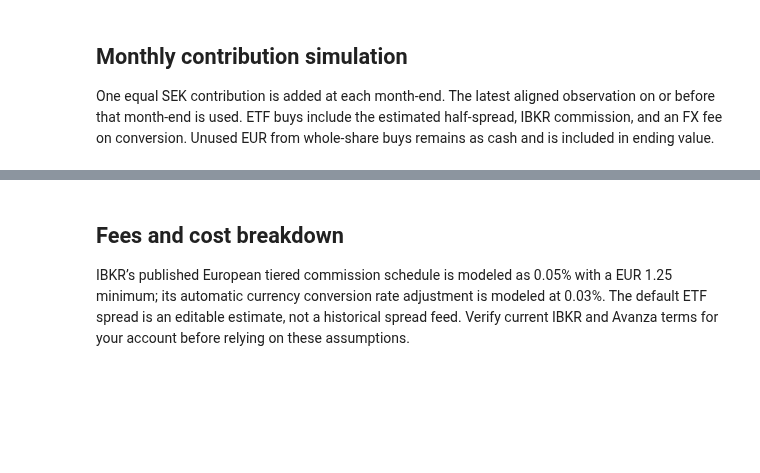
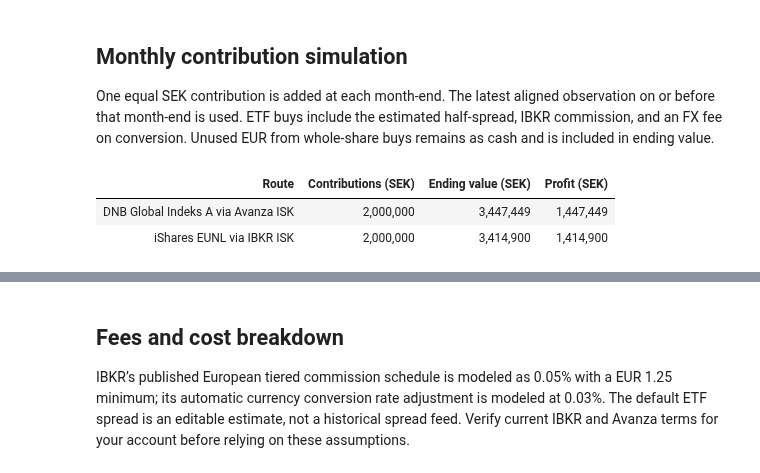
Before and after one commit to Davide-Zamboni/Swedish-Brokers-Comparison, a Jupyter notebook: world_fund_comparison.ipynb, the cells around one changed output, grey strips where cells are left out. Cells and saved outputs as stored; diff of their text form; code cells hidden in the pictures; blank space fills up the shorter version.

```diff
--- a/world_fund_comparison.ipynb
+++ b/world_fund_comparison.ipynb
@@ -207,7 +303,8 @@ if len(contribution_dates) == 0:
 
 dnb_units = dnb_cash = etf_units = etf_cash_eur = 0.0
 records = []
-for deposit_date in contribution_dates:
+six_month_records = []
+for month_number, deposit_date in enumerate(contribution_dates, start=1):
     row = sim.loc[:deposit_date].iloc[-1]
     contribution = MONTHLY_CONTRIBUTION_SEK
     dnb_mid = float(row.dnb_nav_sek)
@@ -245,31 +342,70 @@ for deposit_date in contribution_dates:
         "etf_buy_price_eur": buy_price,
         "eur_sek": eur_sek,
         "etf_units_bought": bought,
         "etf_commission_eur": commission_eur,
         "etf_fx_fee_sek": fx_fee_sek,
         "etf_spread_cost_sek": bought * (buy_price - etf_mid) * eur_sek,
     })
 
+    if month_number % 6 == 0 or month_number == len(contribution_dates):
+        dnb_value = dnb_units * dnb_mid + dnb_cash
+        etf_value = (etf_units * etf_mid + etf_cash_eur) * eur_sek
+        paid_to_date = MONTHLY_CONTRIBUTION_SEK * month_number
+        six_month_records.append({
+            "months": month_number,
+            "valuation_date": row.name,
+            "contributions_sek": paid_to_date,
+            "dnb_value_sek": dnb_value,
+            "dnb_profit_sek": dnb_value - paid_to_date,
+            "eunl_value_sek": etf_value,
+            "eunl_profit_sek": etf_value - paid_to_date,
+        })
+
 monthly_trades = pd.DataFrame(records)
 last = sim.iloc[-1]
 total_paid = MONTHLY_CONTRIBUTION_SEK * len(monthly_trades)
 dnb_end = dnb_units * float(last.dnb_nav_sek) + dnb_cash
 etf_end = (etf_units * float(last.close_eur) + etf_cash_eur) * float(last.sek_per_eur)
 avanza_fees = monthly_trades.dnb_order_fee_sek.sum()
 ibkr_commission_sek = (monthly_trades.etf_commission_eur * monthly_trades.eur_sek).sum()
 ibkr_fx_fees = monthly_trades.etf_fx_fee_sek.sum()
 spread_cost_sek = monthly_trades.etf_spread_cost_sek.sum()
+
+six_month_progression = pd.DataFrame(six_month_records)
+if not six_month_progression.empty and six_month_progression.months.iloc[-1] == len(monthly_trades):
+    six_month_progression.loc[six_month_progression.index[-1], "valuation_date"] = sim.index[-1]
+    six_month_progression.loc[six_month_progression.index[-1], "dnb_value_sek"] = dnb_end
+    six_month_progression.loc[six_month_progression.index[-1], "dnb_profit_sek"] = dnb_end - total_paid
+    six_month_progression.loc[six_month_progression.index[-1], "eunl_value_sek"] = etf_end
+    six_month_progression.loc[six_month_progression.index[-1], "eunl_profit_sek"] = etf_end - total_paid
+six_month_progression["absolute_difference_sek"] = (six_month_progression.eunl_value_sek - six_month_progression.dnb_value_sek).abs()
+six_month_progression["difference_vs_dnb_pct"] = six_month_progression.absolute_difference_sek / six_month_progression.dnb_value_sek * 100
 
 simulation_summary = pd.DataFrame([
     {"route":"DNB Global Indeks A via Avanza ISK","contributions_sek":total_paid,
      "ending_value_sek":dnb_end,"profit_sek":dnb_end-total_paid,
      "order_fees_sek":avanza_fees,"ibkr_commission_sek":0,
      "estimated_spread_cost_sek":0,"fx_conversion_fees_sek":0,
      "units_held":dnb_units,"ending_cash_sek":dnb_cash},
     {"route":"iShares EUNL via IBKR ISK","contributions_sek":total_paid,
      "ending_value_sek":etf_end,"profit_sek":etf_end-total_paid,
      "order_fees_sek":0,"ibkr_commission_sek":ibkr_commission_sek,
      "estimated_spread_cost_sek":spread_cost_sek,"fx_conversion_fees_sek":ibkr_fx_fees,
      "units_held":etf_units,"ending_cash_sek":etf_cash_eur*float(last.sek_per_eur)},
 ])
-simulation_summary
+simulation_summary = simulation_summary.rename(columns={
+    "route": "Route", "contributions_sek": "Contributions (SEK)",
+    "ending_value_sek": "Ending value (SEK)", "profit_sek": "Profit (SEK)",
+    "order_fees_sek": "Order fees (SEK)", "ibkr_commission_sek": "IBKR commission (SEK)",
+    "estimated_spread_cost_sek": "Estimated spread cost (SEK)",
+    "fx_conversion_fees_sek": "FX conversion fees (SEK)",
+    "units_held": "Units held", "ending_cash_sek": "Ending cash (SEK)",
+})
+simulation_summary[["Route", "Contributions (SEK)", "Ending value (SEK)", "Profit (SEK)"]].style.format({
+    "Contributions (SEK)": "{:,.0f}", "Ending value (SEK)": "{:,.0f}",
+    "Profit (SEK)": "{:,.0f}",
+}).hide(axis="index")
+# %% [output]
+| Route | Contributions (SEK) | Ending value (SEK) | Profit (SEK) |
+| DNB Global Indeks A via Avanza ISK | 2,000,000 | 3,447,449 | 1,447,449 |
+| iShares EUNL via IBKR ISK | 2,000,000 | 3,414,900 | 1,414,900 |
```
Also changed, not shown: parts of 11 cells of this notebook, 10 other files.
